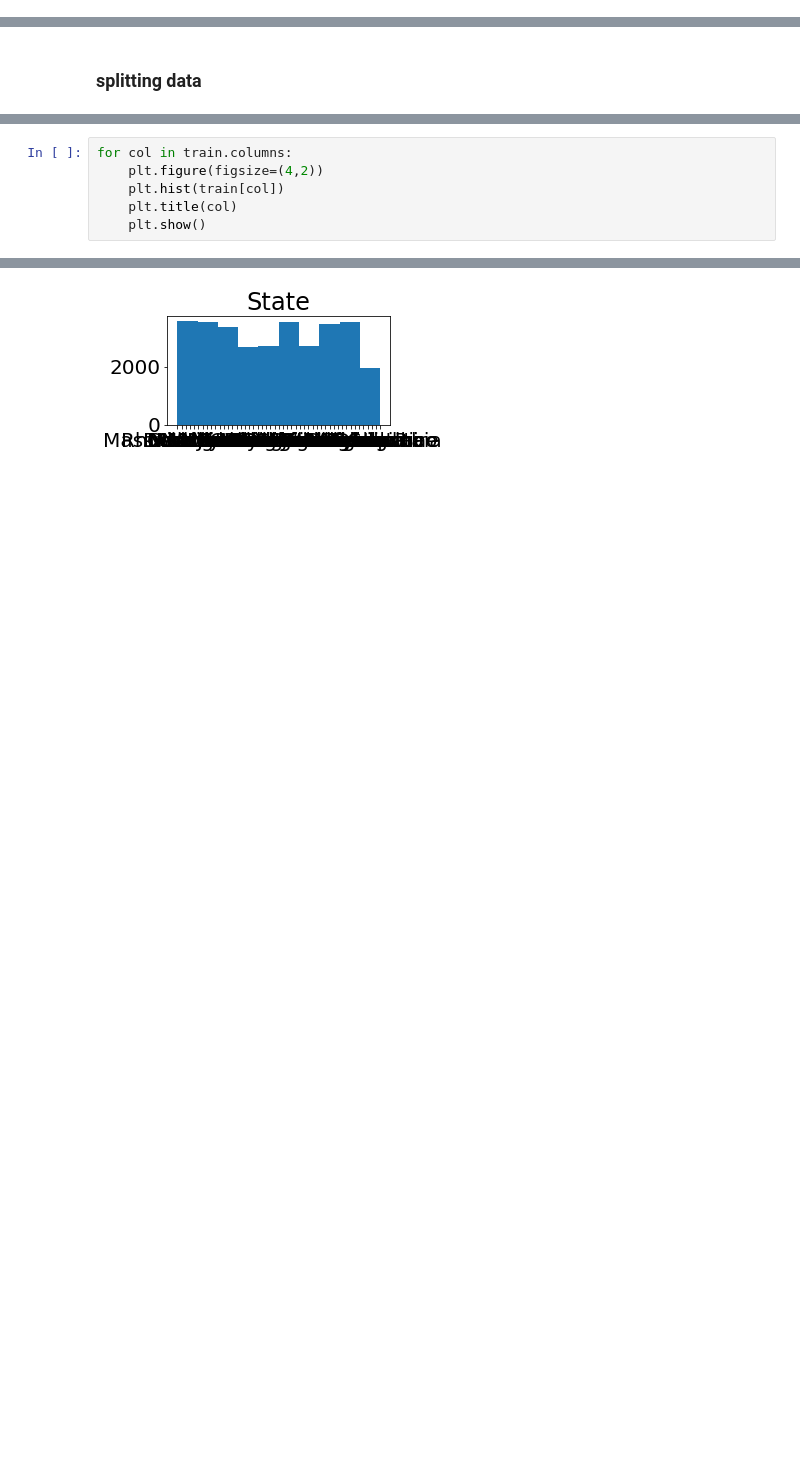
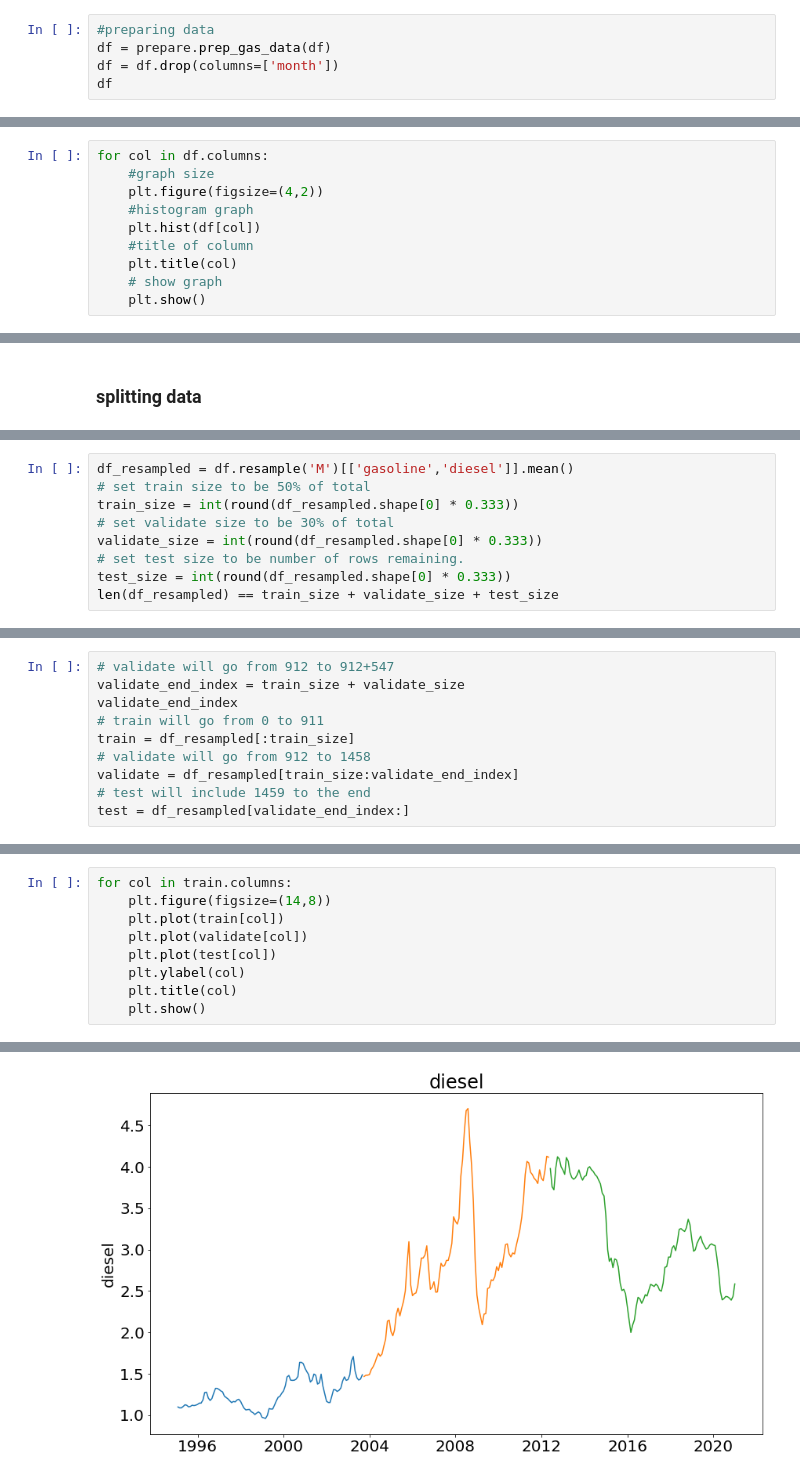
Before and after one commit to EribertoContreras/gas_prices_project, a Jupyter notebook: explore.ipynb, the cells around one changed output, grey strips where cells are left out. Cells and saved outputs as stored; diff of their text form; blank space fills up the shorter version.

```diff
--- a/explore.ipynb
+++ b/explore.ipynb
@@ -157,0 +51,5 @@ df
+# %%
+#preparing data
+df = prepare.prep_gas_data(df)
+df = df.drop(columns=['month'])
+df
@@ -157,0 +73,10 @@ df
+# %%
+for col in df.columns:
+    #graph size
+    plt.figure(figsize=(4,2))
+    #histogram graph
+    plt.hist(df[col])
+    #title of column
+    plt.title(col)
+    # show graph
+    plt.show()
@@ -189,0 +178,9 @@ Is there a relationship between statewages and  gasoline prices? (Linear or othe
+# %%
+df_resampled = df.resample('M')[['gasoline','diesel']].mean()
+# set train size to be 50% of total
+train_size = int(round(df_resampled.shape[0] * 0.333))
+# set validate size to be 30% of total
+validate_size = int(round(df_resampled.shape[0] * 0.333))
+# set test size to be number of rows remaining.
+test_size = int(round(df_resampled.shape[0] * 0.333))
+len(df_resampled) == train_size + validate_size + test_size
@@ -189,0 +189,10 @@ Is there a relationship between statewages and  gasoline prices? (Linear or othe
+# %%
+# validate will go from 912 to 912+547
+validate_end_index = train_size + validate_size
+validate_end_index
+# train will go from 0 to 911
+train = df_resampled[:train_size]
+# validate will go from 912 to 1458
+validate = df_resampled[train_size:validate_end_index]
+# test will include 1459 to the end
+test = df_resampled[validate_end_index:]
@@ -190,7 +219,10 @@ Is there a relationship between statewages and  gasoline prices? (Linear or othe
 # %%
 for col in train.columns:
-    plt.figure(figsize=(4,2))
-    plt.hist(train[col])
+    plt.figure(figsize=(14,8))
+    plt.plot(train[col])
+    plt.plot(validate[col])
+    plt.plot(test[col])
+    plt.ylabel(col)
     plt.title(col)
     plt.show()
 # %% [output]
@@ -198 +230 @@ for col in train.columns:
-[figure, old version]
+[figure, new version]
```
Also changed, not shown: parts of 33 cells of this notebook, 5 other files.
